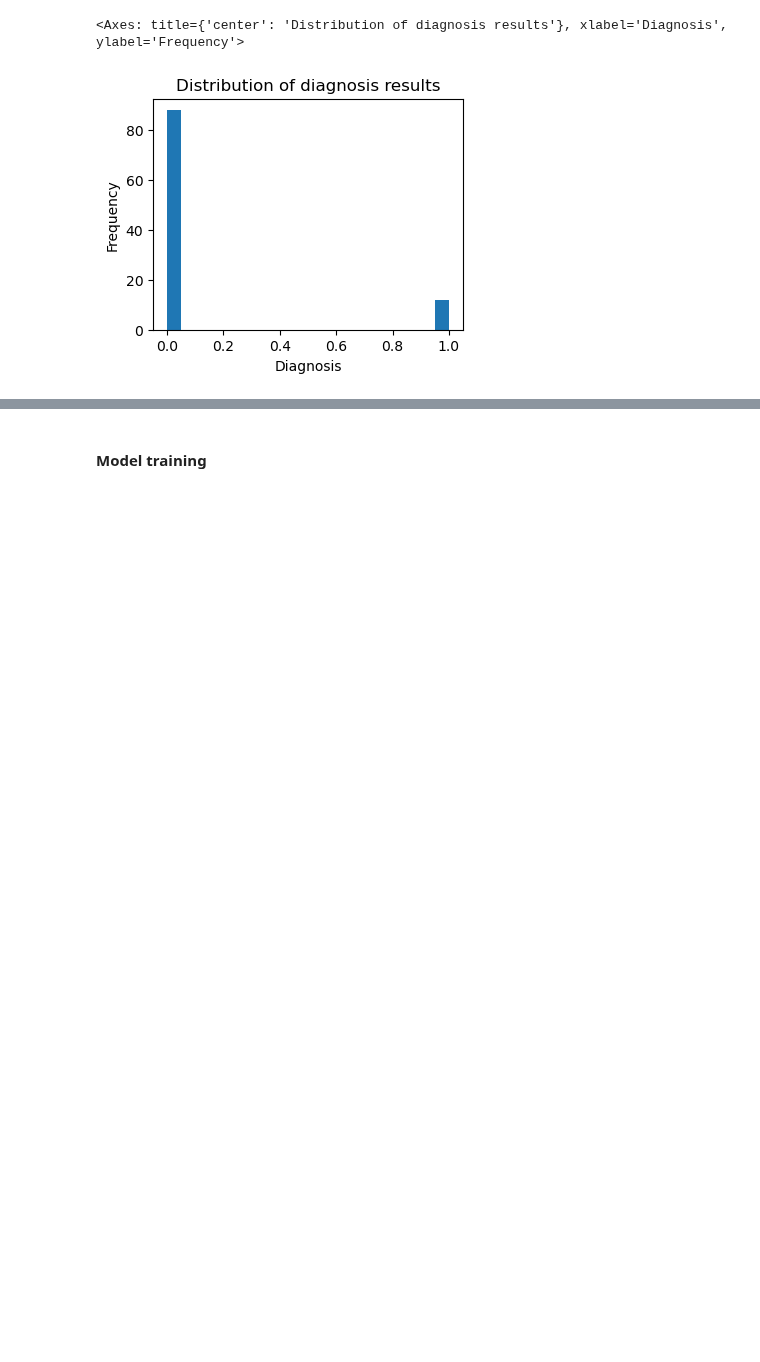
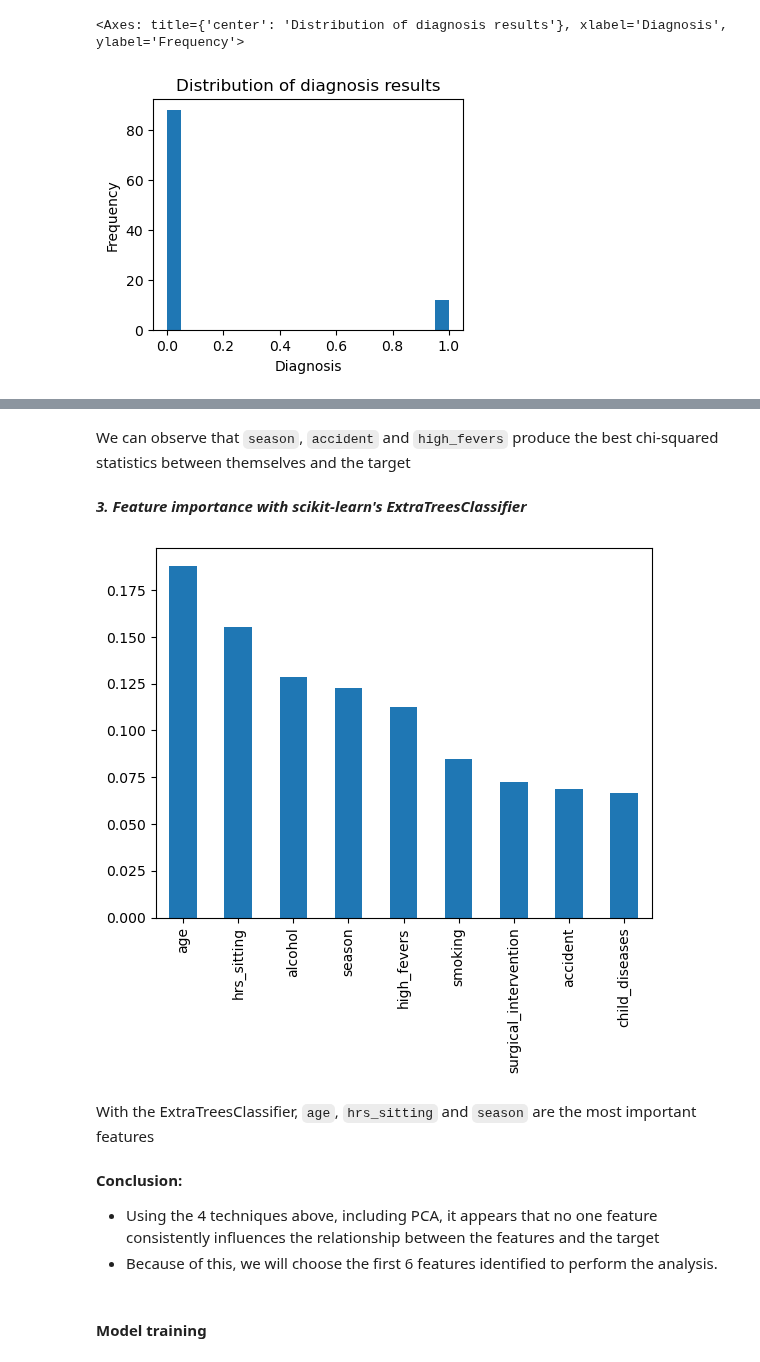
Before and after one commit to denpalrius/AI-Machine-Learning-Practice, a Jupyter notebook: logistic_regression/seminal_quality_prediction.ipynb, the cells around one changed output, grey strips where cells are left out. Cells and saved outputs as stored; diff of their text form; code cells hidden in the pictures; blank space fills up the shorter version.

```diff
--- a/logistic_regression/seminal_quality_prediction.ipynb
+++ b/logistic_regression/seminal_quality_prediction.ipynb
@@ -166,0 +312,4 @@ distr.plot.hist(bins=20,
+# %% [markdown]
+We can observe that `season`, `accident` and `high_fevers` produce the best chi-squared statistics between themselves and the target
+# %% [markdown]
+***3. Feature importance with scikit-learn's ExtraTreesClassifier***
@@ -167,3 +318,18 @@ distr.plot.hist(bins=20,
+# %%
+treeClassifier = ExtraTreesClassifier()
+classifier_model = treeClassifier.fit(X,Y)
+
+feature_importances = pd.Series(classifier_model.feature_importances_, index=X.columns).nlargest(X.shape[1])
+feature_importances.plot(kind='bar')
+plt.show()
+# %% [output]
+[figure, added]
+# %% [markdown]
+With the ExtraTreesClassifier, `age`, `hrs_sitting` and `season` are the most important features
+# %% [markdown]
+****Conclusion:****
+- Using the 4 techniques above, including PCA, it appears that no one feature consistently influences the relationship between the features and the target
+- Because of this, we will choose the first 6 features identified  to perform the analysis.
 # %% [markdown]
 #### Model training
 # %%
```
Also changed, not shown: parts of 35 cells of this notebook, 3 other files.
